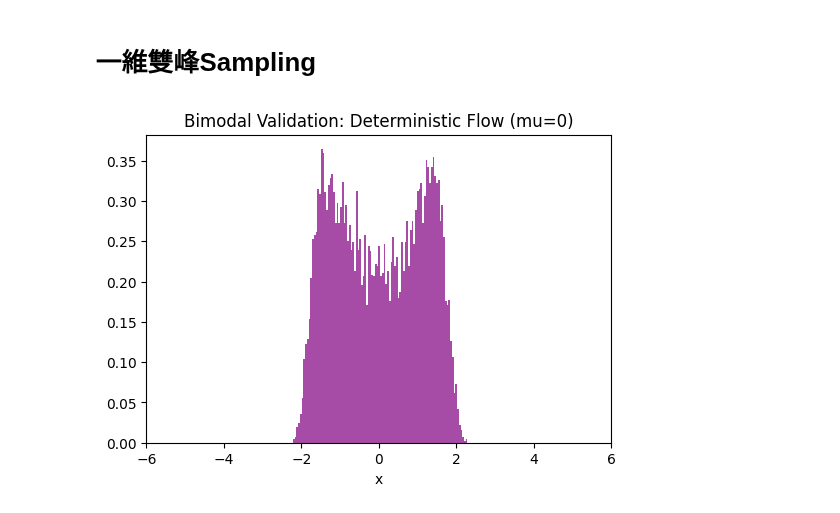
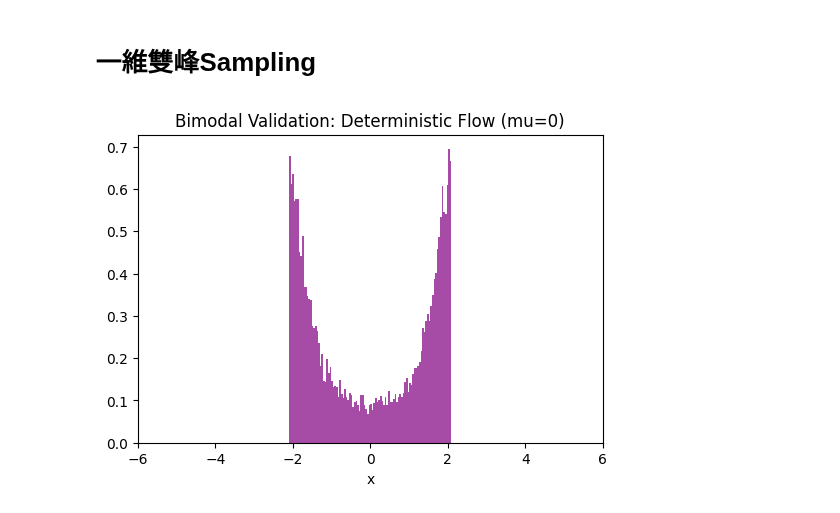
Before and after one commit to XuanWeiWang-999/2025Autumn_ML-project-DiffusionModel_02, a Jupyter notebook: 20260105_code/1D_epsilon_double.ipynb, the cells around one changed output. Cells and saved outputs as stored; diff of their text form; code cells hidden in the pictures.

```diff
--- a/20260105_code/1D_epsilon_double.ipynb
+++ b/20260105_code/1D_epsilon_double.ipynb
@@ -132,7 +132,7 @@ plot_loss_curve(loss_history)
 # 一維雙峰Sampling
 # %%
 steps = 2000
-eta = 5e-4
+eta = 0.05
 
 x_dim = 1
 sigma_noise = 0.4
@@ -142,7 +142,11 @@ N_total=5000
 def langevin_sampling(model, steps, eta, x_dim, N_total, mu, sigma_final_denoise, deterministic):
     N=N_total
     model.eval()
-    x = mu+torch.randn(N, x_dim).to(device)
+
+    # init x
+    #x = mu+torch.randn(N, x_dim).to(device)
+    x = (torch.rand(N, 1).to(device) - 0.5) * 6  # Uniform(-3, 3)
+
     sqrt_2eta = torch.sqrt(torch.tensor(2 * eta, device=device))
 
     with torch.no_grad():
@@ -161,33 +165,32 @@ def langevin_sampling(model, steps, eta, x_dim, N_total, mu, sigma_final_denoise
                 x = x + eta * score + sqrt_2eta * noise
         # 2. (新增) 最後一步去噪 (Tweedie's Formula)
         # 原因：Langevin 採樣出來的是 "含噪分佈" (x + sigma)。
         # 如果不加這一步，你的雙峰會看起來比較 "胖" (標準差比較大)。
         # 加了這一步，點會瞬間收束到分佈的中心 (Manifold)。
         if sigma_final_denoise > 0:
             final_eps = model(x)
             x = x - sigma_final_denoise * final_eps
 
     return x.detach().cpu().numpy()
 
-# === 測試 Note 4 ===
-# 開啟 deterministic=True，這時候所有點應該會收斂成 "一根針"
+# === 測試雙峰 (Bimodal) ===
 final_samples = langevin_sampling(
     model,
     steps=2000,
     eta=0.001,      # 保持這個較大的 eta，讓總時間 T=2.0，足夠粒子移動
     x_dim=1,
     N_total=10000,  # 建議樣本多一點 (例如 10000)，這樣雙峰比較明顯
     mu=0,           # <--- 【關鍵修改】改成 0 (兩個峰的中間)
     sigma_final_denoise=sigma_dsm,
     deterministic=True # 開啟 ODE 模式
 )
 
 # 畫圖檢查
 plt.figure(figsize=(6, 4))
 plt.hist(final_samples, bins=100, density=True, color='purple', alpha=0.7)
 plt.title("Bimodal Validation: Deterministic Flow (mu=0)")
 plt.xlim(-6, 6) # 設定範圍看清楚兩邊
 plt.xlabel("x")
 plt.show()
 # %% [output]
-[figure, old version]
+[figure, new version]
```
